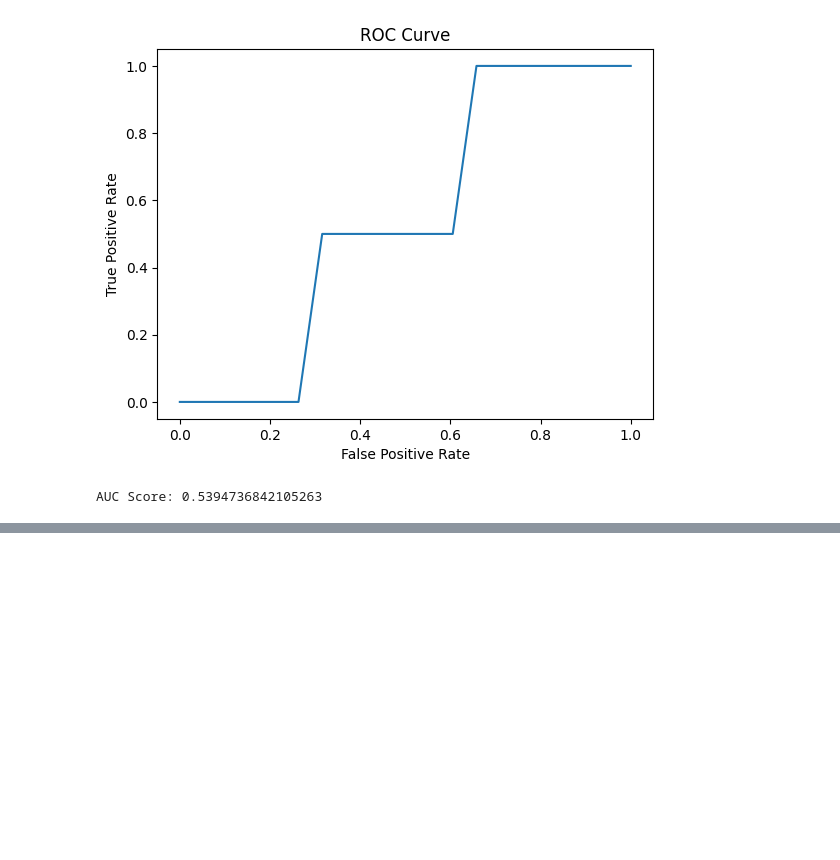
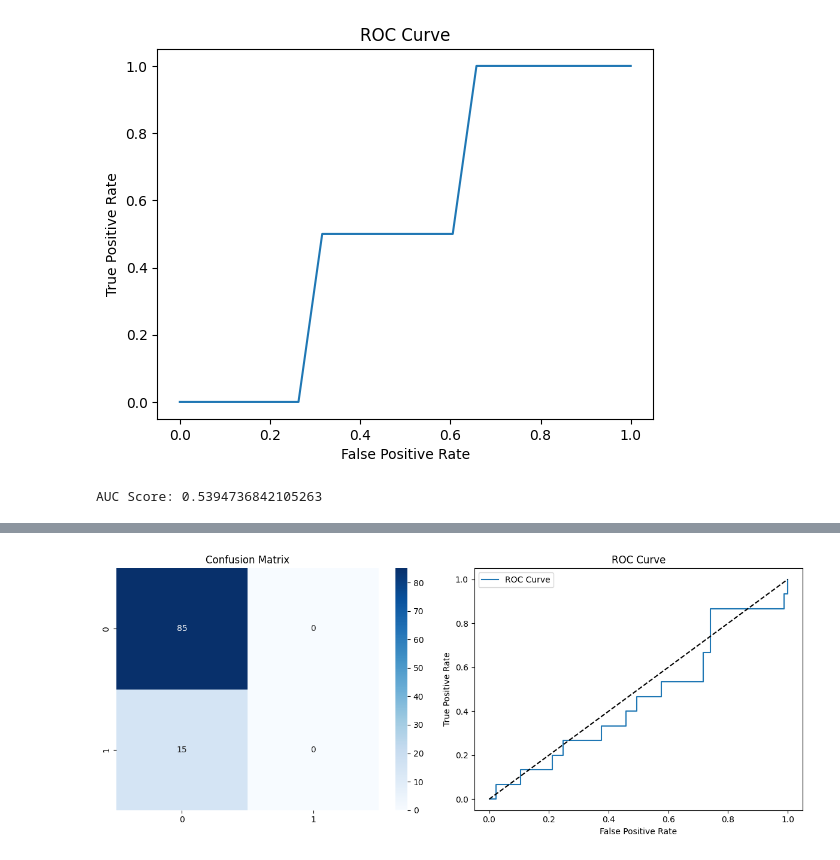
Before and after one commit to sonkerlucky5-cmd/python-practice, a Jupyter notebook: day30.ipynb, the cells around one changed output, grey strips where cells are left out. Drawn from its saved outputs; the diff is of its cells as text; code cells hidden in the pictures; blank space fills up the shorter version.

Commit message:
Day_30.ipynb Learn Precision vs Recall tradeoff ROC Curve AUC score Imbalanced data handling

```diff
--- a/day30.ipynb
+++ b/day30.ipynb
@@ -73,3 +73,85 @@ Classification Report:
 weighted avg       0.90      0.88      0.89        40
 [figure]
 AUC Score: 0.5394736842105263
+# %%
+import numpy as np
+import matplotlib.pyplot as plt
+import seaborn as sns
+
+from sklearn.model_selection import train_test_split
+from sklearn.ensemble import RandomForestClassifier
+from sklearn.metrics import (
+    precision_score,
+    recall_score,
+    f1_score,
+    confusion_matrix,
+    classification_report,
+    roc_curve,
+    roc_auc_score
+)
+
+np.random.seed(42)
+
+# imbalanced dataset
+X = np.random.rand(500, 4)
+y = np.zeros(500)
+
+y[:50] = 1  # only 10% positive class
+np.random.shuffle(y)
+
+# split
+X_train, X_test, y_train, y_test = train_test_split(
+    X, y, test_size=0.2, random_state=42
+)
+
+# model with imbalance handling
+model = RandomForestClassifier(
+    n_estimators=200,
+    max_depth=6,
+    class_weight="balanced"
+)
+
+model.fit(X_train, y_train)
+
+# predictions
+y_pred = model.predict(X_test)
+y_prob = model.predict_proba(X_test)[:, 1]
+
+# metrics
+precision = precision_score(y_test, y_pred)
+recall = recall_score(y_test, y_pred)
+f1 = f1_score(y_test, y_pred)
+auc = roc_auc_score(y_test, y_prob)
+
+print("Precision:", precision)
+print("Recall:", recall)
+print("F1 Score:", f1)
+print("AUC Score:", auc)
+
+print("\nClassification Report:\n")
+print(classification_report(y_test, y_pred))
+
+# confusion matrix
+cm = confusion_matrix(y_test, y_pred)
+
+# ROC curve
+fpr, tpr, thresholds = roc_curve(y_test, y_prob)
+
+# plotting
+plt.figure(figsize=(12,5))
+
+plt.subplot(1,2,1)
+sns.heatmap(cm, annot=True, fmt='d', cmap="Blues")
+plt.title("Confusion Matrix")
+
+plt.subplot(1,2,2)
+plt.plot(fpr, tpr, label="ROC Curve")
+plt.plot([0,1],[0,1],'k--')
+plt.xlabel("False Positive Rate")
+plt.ylabel("True Positive Rate")
+plt.title("ROC Curve")
+plt.legend()
+
+plt.tight_layout()
+plt.show()
+# %% [output]
@@ -75,0 +173 @@ AUC Score: 0.5394736842105263
+[figure, added]
```
Also changed, not shown: parts of 1 cell of this notebook.
